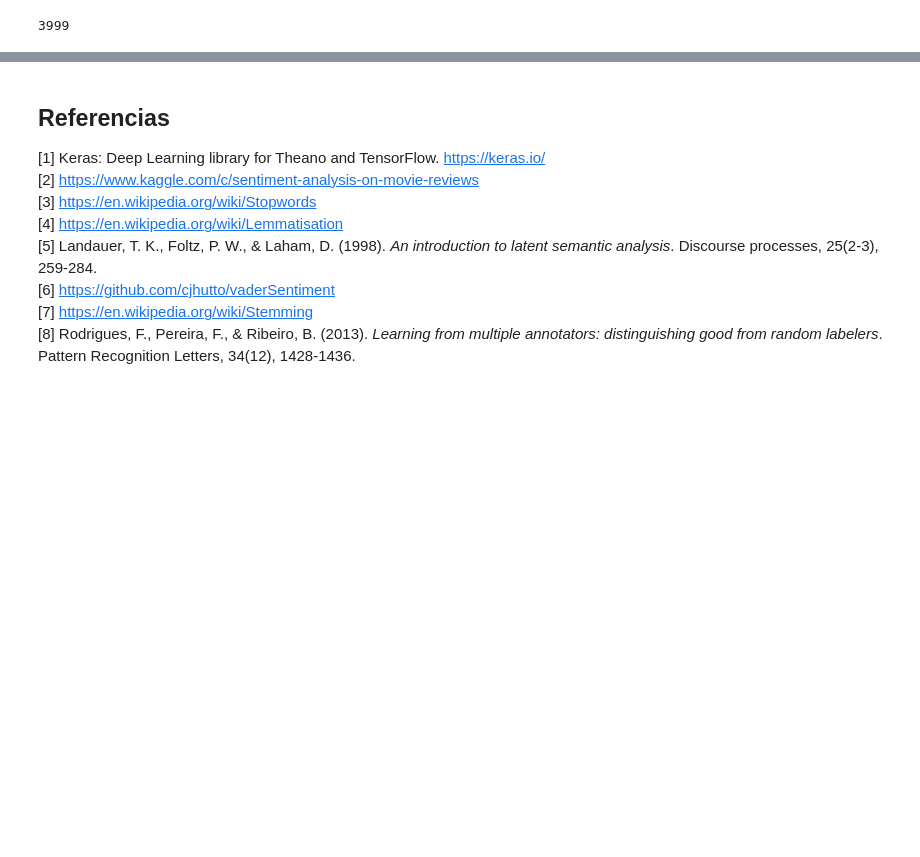
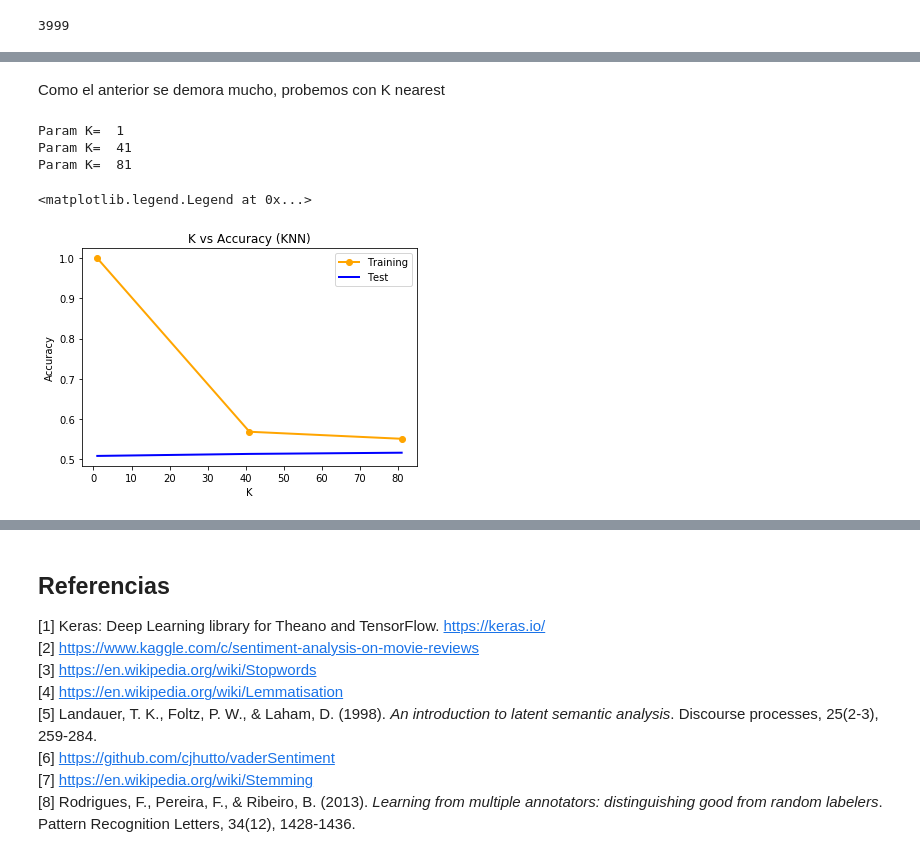
Before and after one commit to cristiancs/ML-TAREA2, a Jupyter notebook: Enunciado.ipynb, the cells around one changed output, grey strips where cells are left out. Cells and saved outputs as stored; diff of their text form; code cells hidden in the pictures; blank space fills up the shorter version.

```diff
--- a/Enunciado.ipynb
+++ b/Enunciado.ipynb
@@ -1729,0 +1698,41 @@ plt.legend()
+# %% [markdown]
+Como el anterior se demora mucho, probemos con K nearest
+# %%
+from sklearn.neighbors import KNeighborsClassifier
+def do_KNN(x,y,xv,yv, param):
+    model = KNeighborsClassifier()
+    print("Param K= ",param)
+    model.set_params(n_neighbors=param)
+    model.fit(x,y)
+    train_acc = model.score(x,y)
+    test_acc = model.score(xv,yv)
+    return model, train_acc, test_acc
+Ks = np.arange(1, 120, 40) # Se decide este rango por que se observo que sobre 500 ya no tenia buen accuracy
+
+
+accuracys_train = []
+accuracys_test  = []
+
+for K in Ks:
+    model, train_acc, test_acc = do_KNN(features_train,labels_train,features_val,labels_val, K)
+    accuracys_train.append((K,train_acc))
+    accuracys_test.append((K,test_acc))
+# %% [output]
+Param K=  1
+Param K=  41
+Param K=  81
+# %%
+import matplotlib.pyplot as plt
+df_accuracys_train = pd.DataFrame(accuracys_train, columns=["K", "Training"])
+df_accuracys_test = pd.DataFrame(accuracys_test, columns=["K", "Test"])
+
+plt.plot( 'K', 'Training', data=df_accuracys_train, marker='o', color='orange', linewidth=2)
+plt.plot( 'K', 'Test', data=df_accuracys_test, marker='', color='blue', linewidth=2)
+plt.title('K vs Accuracy (KNN)')
+plt.ylabel('Accuracy')
+plt.xlabel('K')
+#plt.xscale('log')
+plt.legend()
+# %% [output]
+<matplotlib.legend.Legend at 0x...>
+[figure, added]
```
Also changed, not shown: parts of 32 cells of this notebook.
